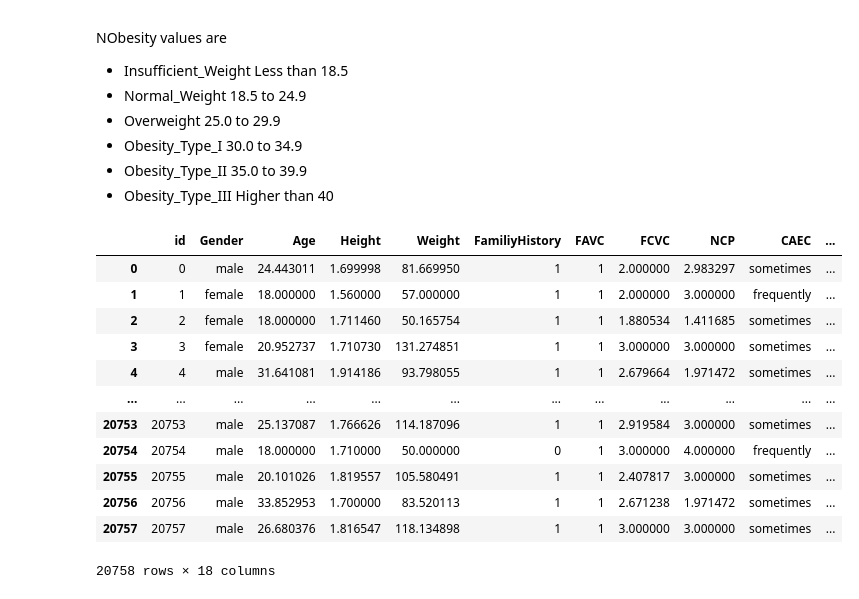
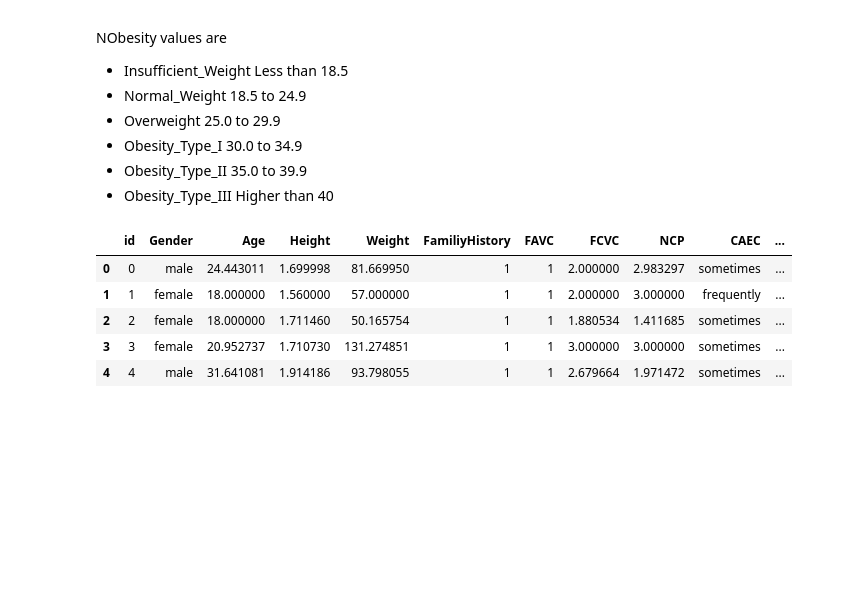
Before and after one commit to kconstable/kaggle-obesity-classification, a Jupyter notebook: multiclass-prediction-obesity-risk.ipynb, the cells around one changed output. Drawn from its saved outputs; the diff is of its cells as text; code cells hidden in the pictures; blank space fills up the shorter version.

```diff
--- a/multiclass-prediction-obesity-risk.ipynb
+++ b/multiclass-prediction-obesity-risk.ipynb
@@ -99,55 +121,44 @@ NObesity values are
 + Obesity_Type_III Higher than 40
 # %%
 def get_data():
-    """"""
+    """Read data from the csv, adjust data types"""
     train= pd.read_csv("/kaggle/input/playground-series-s4e2/train.csv")
     test = pd.read_csv("/kaggle/input/playground-series-s4e2/test.csv")
 
     # category features
     cols = ['Gender','CAEC','CALC','MTRANS','NObeyesdad']
     for col in cols:
-        try:
+        if col == 'NObeyesdad':
+            # test data doesn't have NObeyesdad
+            train[col] = train[col].apply(lambda x: x.strip()).astype('category')
+        else:
             train[col] = train[col].apply(lambda x: x.lower().strip()).astype('category')
             test[col] = test[col].apply(lambda x: x.lower().strip()).astype('category')
-        except:
-            # test data doesn't have NObeyesdad
-            continue
+
 
     # bindary features
     cols = ['family_history_with_overweight','FAVC','SMOKE','SCC']
     for col in cols:
         train[col] = train[col].map({'yes':1,'no':0}).astype('uint8')
         test[col] = test[col].map({'yes':1,'no':0}).astype('uint8')
 
     # rename columns
-    train.rename(columns = {'family_history_with_overweight':'FamiliyHistory','NObeyesdad':'Target'},inplace=True)
+    train.rename(columns = {'family_history_with_overweight':'FamiliyHistory'},inplace=True)
     test.rename(columns = {'family_history_with_overweight':'FamiliyHistory'},inplace=True)
 
     return train, test
 
 
 # get the raw data
 train, test = get_data()
-
-# cols_category = ['Gender','CAEC','CALC','MTRANS','Target']
-# cols_ordinal = ['CAEC','CALC']
-# cols_numeric =['Height','Weight','FCVC','NCP','CH2O','FAF','TUE','Target']
-# cols_binary = ['FamilyHistory','FAVC','SMOKE','SCC','Target']
-
-train
+gc.collect()
+train.head()
 # %% [output]
 |  | id | Gender | Age | Height | Weight | FamiliyHistory | FAVC | FCVC | NCP | CAEC | ... |
 | 0 | 0 | male | 24.443011 | 1.699998 | 81.669950 | 1 | 1 | 2.000000 | 2.983297 | sometimes | ... |
 | 1 | 1 | female | 18.000000 | 1.560000 | 57.000000 | 1 | 1 | 2.000000 | 3.000000 | frequently | ... |
 | 2 | 2 | female | 18.000000 | 1.711460 | 50.165754 | 1 | 1 | 1.880534 | 1.411685 | sometimes | ... |
 | 3 | 3 | female | 20.952737 | 1.710730 | 131.274851 | 1 | 1 | 3.000000 | 3.000000 | sometimes | ... |
 | 4 | 4 | male | 31.641081 | 1.914186 | 93.798055 | 1 | 1 | 2.679664 | 1.971472 | sometimes | ... |
-| ... | ... | ... | ... | ... | ... | ... | ... | ... | ... | ... | ... |
-| 20753 | 20753 | male | 25.137087 | 1.766626 | 114.187096 | 1 | 1 | 2.919584 | 3.000000 | sometimes | ... |
-| 20754 | 20754 | male | 18.000000 | 1.710000 | 50.000000 | 0 | 1 | 3.000000 | 4.000000 | frequently | ... |
-| 20755 | 20755 | male | 20.101026 | 1.819557 | 105.580491 | 1 | 1 | 2.407817 | 3.000000 | sometimes | ... |
-| 20756 | 20756 | male | 33.852953 | 1.700000 | 83.520113 | 1 | 1 | 2.671238 | 1.971472 | sometimes | ... |
-| 20757 | 20757 | male | 26.680376 | 1.816547 | 118.134898 | 1 | 1 | 3.000000 | 3.000000 | sometimes | ... |
-20758 rows × 18 columns
 # %%
 def add_features(df):
```
Also changed, not shown: parts of 34 cells of this notebook.
